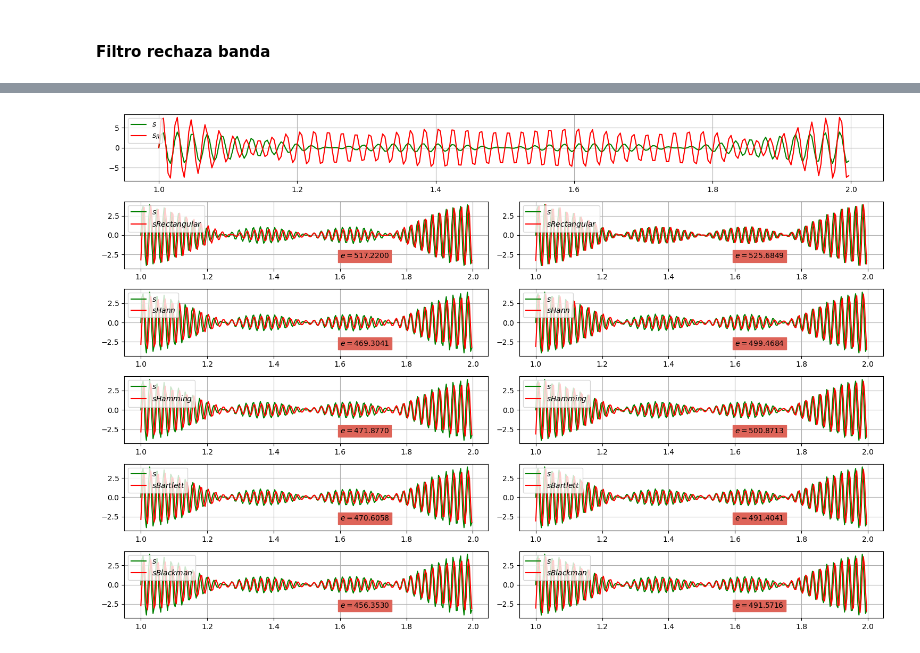
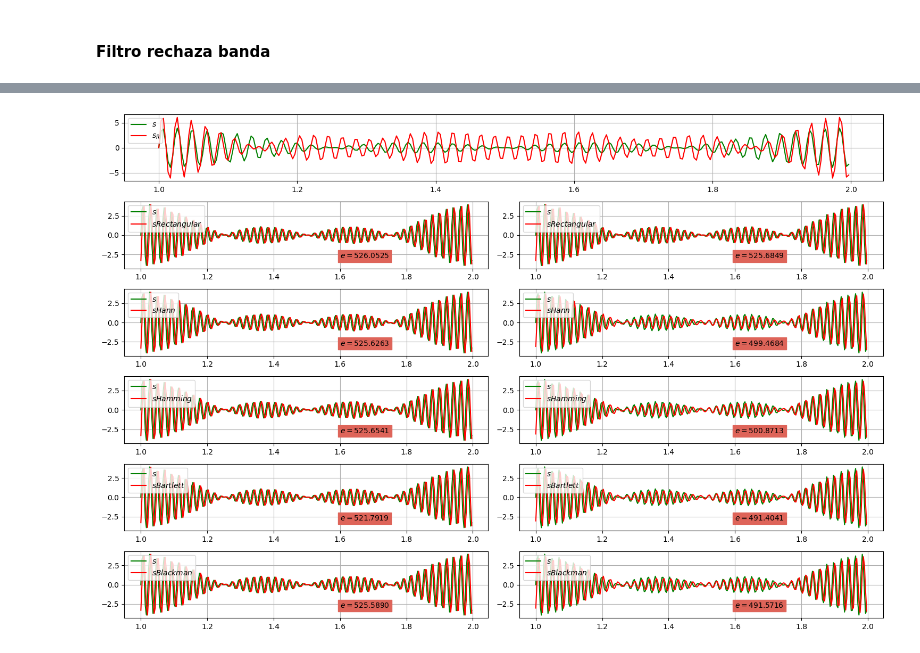
Before and after one commit to francoherg/PDS-2025, a Jupyter notebook: Practica/Guia5/5-2-1.ipynb, the cells around one changed output, grey strips where cells are left out. Saved outputs shown, nothing was run; the diff lists cells and outputs as text; code cells hidden in the pictures.

```diff
--- a/Practica/Guia5/5-2-1.ipynb
+++ b/Practica/Guia5/5-2-1.ipynb
@@ -208,16 +239,16 @@ for f in range(45,49):
     sr += np.sin(2*np.pi*f*t)
 
 # Filtrar senial
-filtroRectangular = FIRRechazaBanda(fm,49,51,150,rectangular)
-filtroHann = FIRRechazaBanda(fm,49,51,150,hann)
-filtroHamming = FIRRechazaBanda(fm,49,51,150,hamming)
-filtroBartlett = FIRRechazaBanda(fm,49,51,150,bartlett)
-filtroBlackman = FIRRechazaBanda(fm,49,51,150,blackman)
-filtroRectangular2 = FIRRechazaBanda(fm,49,51,300,rectangular)
-filtroHann2 = FIRRechazaBanda(fm,49,51,300,hann)
-filtroHamming2 = FIRRechazaBanda(fm,49,51,300,hamming)
-filtroBartlett2 = FIRRechazaBanda(fm,49,51,300,bartlett)
-filtroBlackman2 = FIRRechazaBanda(fm,49,51,300,blackman)
+filtroRectangular = FIRRechazaBanda(49,51,150,rectangular)
+filtroHann = FIRRechazaBanda(49,51,150,hann)
+filtroHamming = FIRRechazaBanda(49,51,150,hamming)
+filtroBartlett = FIRRechazaBanda(49,51,150,bartlett)
+filtroBlackman = FIRRechazaBanda(49,51,150,blackman)
+filtroRectangular2 = FIRRechazaBanda(49,51,300,rectangular)
+filtroHann2 = FIRRechazaBanda(49,51,300,hann)
+filtroHamming2 = FIRRechazaBanda(49,51,300,hamming)
+filtroBartlett2 = FIRRechazaBanda(49,51,300,bartlett)
+filtroBlackman2 = FIRRechazaBanda(49,51,300,blackman)
 
 sRectangular = np.convolve(s,filtroRectangular,mode='same')
 sHann = np.convolve(s,filtroHann,mode='same')
@@ -310,31 +341,31 @@ ax[7].text(1.6, -3, "$e = %.4f$" % np.abs(ECT(s[fm:2*fm],sBartlett[fm:2*fm])),
     fontsize=10,
     transform=ax[7].transData,
     bbox=dict(boxstyle='square', color='#DE6459'))
 
 ax[8].plot(t[fm:2*fm],s[fm:2*fm],label='$s$', color='g')
 ax[8].plot(t[fm:2*fm],sBartlett2[fm:2*fm],label='$sBartlett$', color='r')
 ax[8].legend(loc='upper left')
 ax[8].text(1.6, -3, "$e = %.4f$" % np.abs(ECT(s[fm:2*fm],sBartlett2[fm:2*fm])),
     fontsize=10,
     transform=ax[8].transData,
     bbox=dict(boxstyle='square', color='#DE6459'))
 
 ax[9].plot(t[fm:2*fm],s[fm:2*fm],label='$s$', color='g')
 ax[9].plot(t[fm:2*fm],sBlackman[fm:2*fm],label='$sBlackman$', color='r')
 ax[9].legend(loc='upper left')
 ax[9].text(1.6, -3, "$e = %.4f$" % np.abs(ECT(s[fm:2*fm],sBlackman[fm:2*fm])),
     fontsize=10,
     transform=ax[9].transData,
     bbox=dict(boxstyle='square', color='#DE6459'))
 
 ax[10].plot(t[fm:2*fm],s[fm:2*fm],label='$s$', color='g')
 ax[10].plot(t[fm:2*fm],sBlackman2[fm:2*fm],label='$sBlackman$', color='r')
 ax[10].legend(loc='upper left')
 ax[10].text(1.6, -3, "$e = %.4f$" % np.abs(ECT(s[fm:2*fm],sBlackman2[fm:2*fm])),
     fontsize=10,
     transform=ax[10].transData,
     bbox=dict(boxstyle='square', color='#DE6459'))
 
 fig.tight_layout()
 # %% [output]
-[figure, old version]
+[figure, new version]
```
Also changed, not shown: parts of 1 cell of this notebook, 1 other file.
